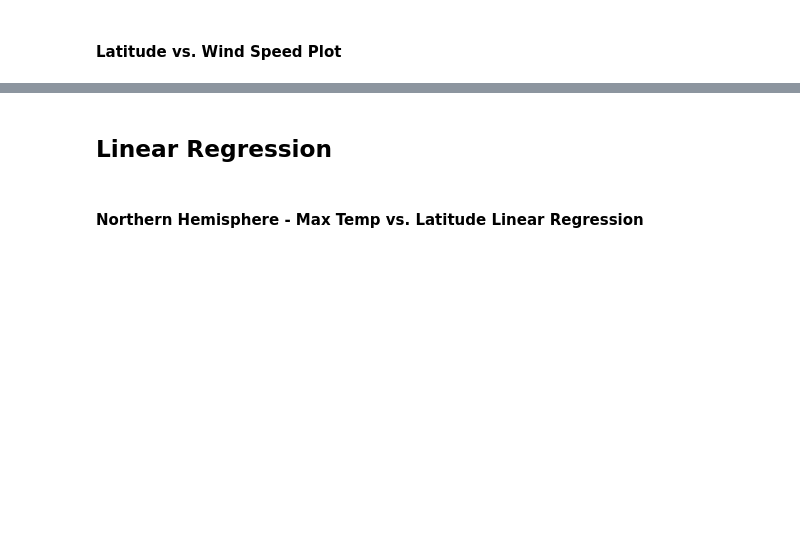
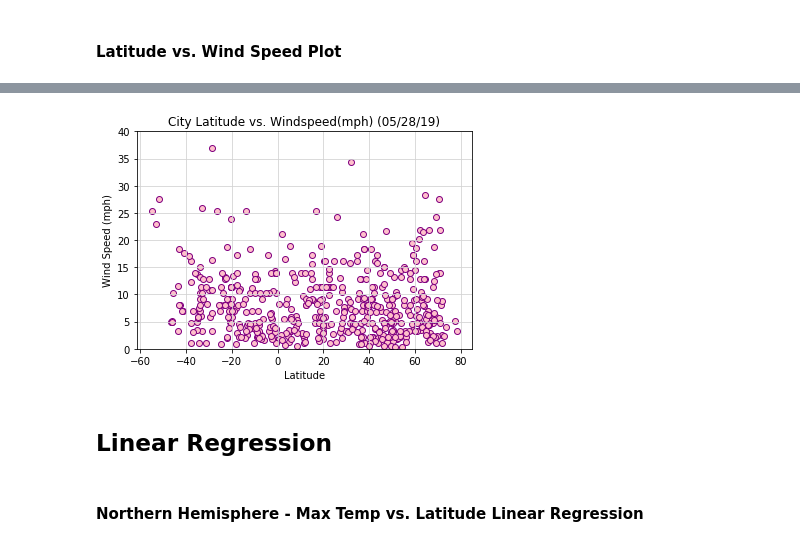
Before and after one commit to CMRobicheaux/python-api-challenge, a Jupyter notebook: starter_code/WeatherPy.ipynb, the cells around one changed output, grey strips where cells are left out. Cells and saved outputs as stored; diff of their text form; code cells hidden in the pictures; blank space fills up the shorter version.

```diff
--- a/starter_code/WeatherPy.ipynb
+++ b/starter_code/WeatherPy.ipynb
@@ -197,3 +167,14 @@ dtype: int64
+# %%
+plt.scatter(weather_data["Lat"],weather_data["Wind Speed"],edgecolors="purple",facecolors="pink")
+plt.title("City Latitude vs. Windspeed(mph) (05/28/19)")
+plt.xlabel("Latitude")
+plt.ylabel("Wind Speed (mph)")
+plt.ylim(0,40)
+plt.grid (b=True, which="major", axis="both", linestyle="-",color="lightgrey")
+plt.savefig("Lat_v_Wind.png")
+plt.show()
+# %% [output]
+[figure, added]
 # %% [markdown]
 ## Linear Regression
 # %%
```
Also changed, not shown: parts of 33 cells of this notebook, 13 other files.
